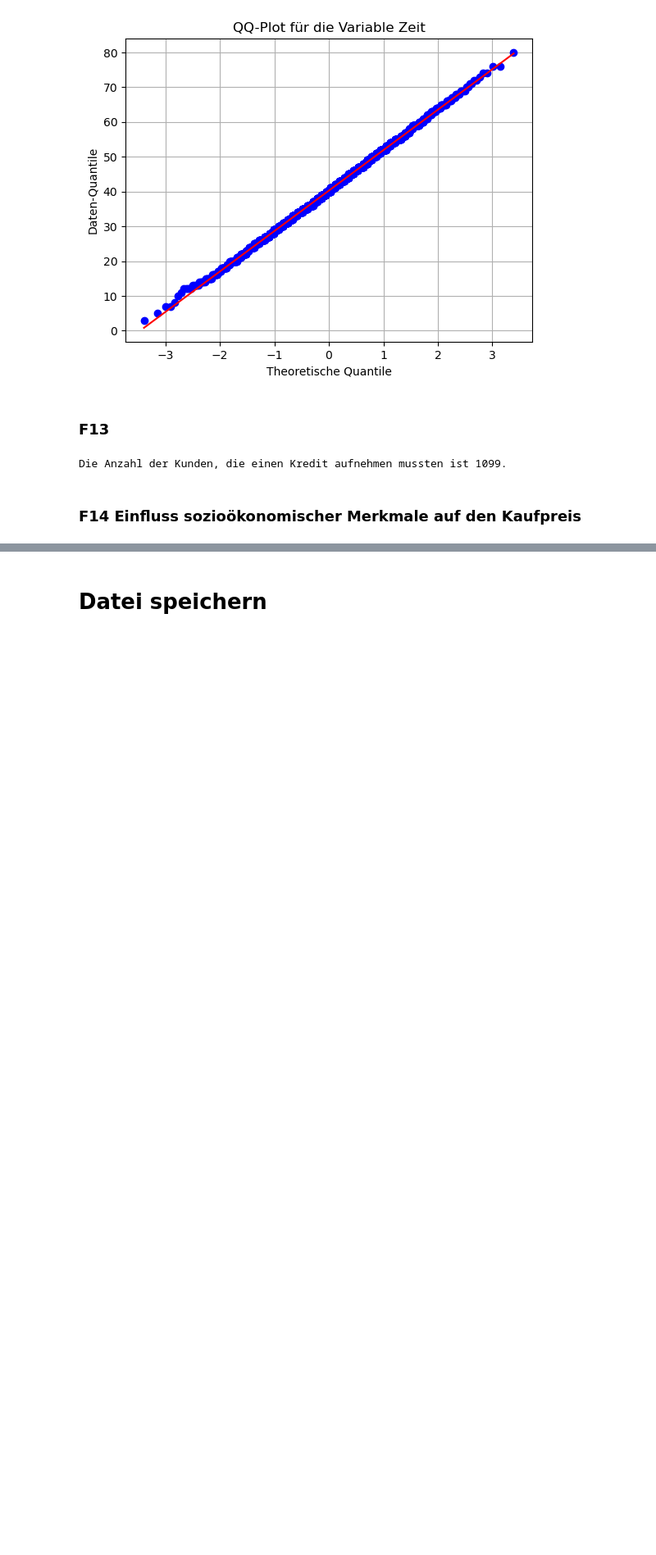
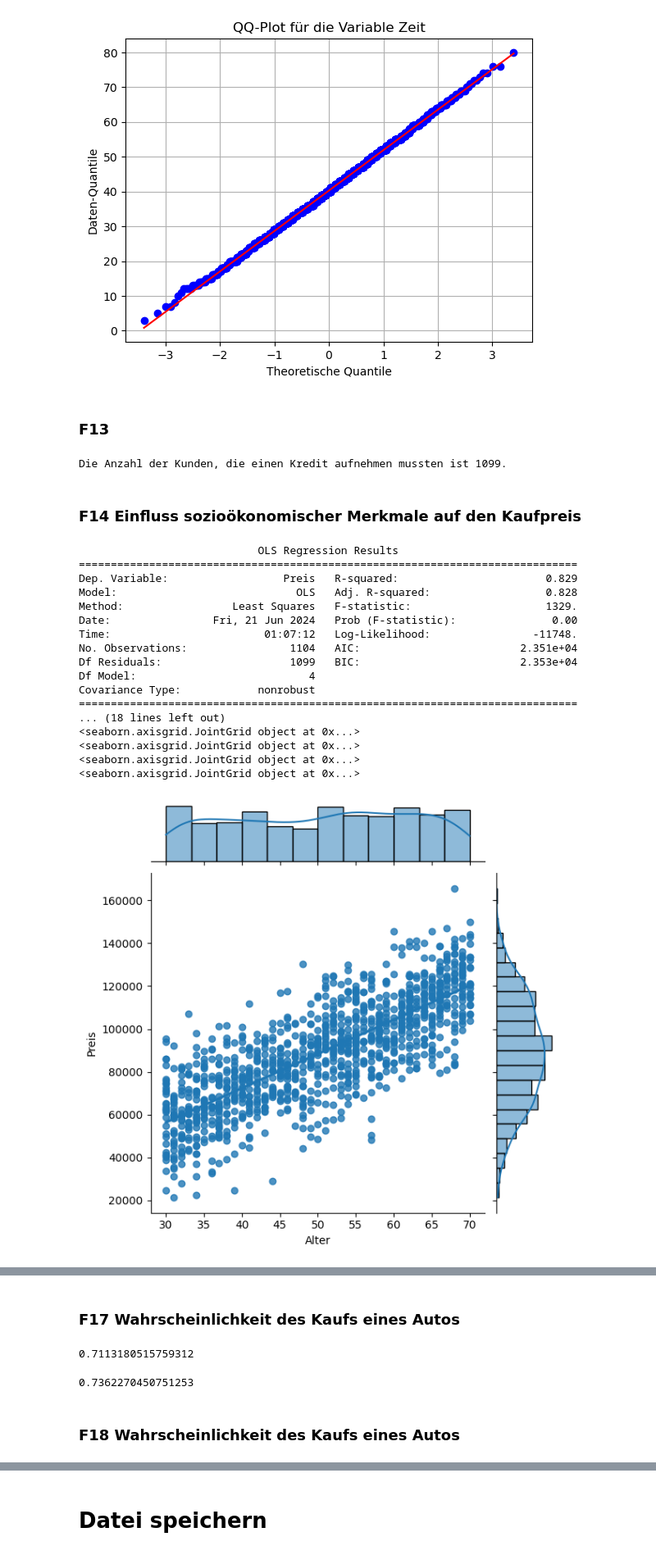
Before and after one commit to EWERLIA/final_projectSS24_Group7, a Jupyter notebook: presentation.ipynb, the cells around one changed output, grey strips where cells are left out. Shown at 82% size. Cells and saved outputs as stored; diff of their text form; code cells hidden in the pictures; blank space fills up the shorter version.

```diff
--- a/presentation.ipynb
+++ b/presentation.ipynb
@@ -344,0 +347,29 @@ linearModel = sm.OLS(YVar, XVar)
+# %%
+XVar_without_const = df_kunden.drop(["Preis", "KundeNr"], axis = 1)
+XVar = sm.add_constant(XVar_without_const)
+YVar = df_kunden["Preis"]
+linearModel1 = sm.OLS(YVar, XVar).fit()
+print(linearModel1.summary())
+print(sns.jointplot(x = df_kunden["Alter"], y = df_kunden["Preis"], kind = "reg"))
+print(sns.jointplot(x = df_kunden["Einkommen"], y = df_kunden["Preis"], kind = "reg"))
+print(sns.jointplot(x = df_kunden["Geschlecht"], y = df_kunden["Preis"], kind = "reg"))
+print(sns.jointplot(x = df_kunden["Zeit"], y = df_kunden["Preis"], kind ="reg"))
+# %% [output]
+                            OLS Regression Results
+==============================================================================
+Dep. Variable:                  Preis   R-squared:                       0.829
+Model:                            OLS   Adj. R-squared:                  0.828
+Method:                 Least Squares   F-statistic:                     1329.
+Date:                Fri, 21 Jun 2024   Prob (F-statistic):               0.00
+Time:                        01:07:12   Log-Likelihood:                -11748.
+No. Observations:                1104   AIC:                         2.351e+04
+Df Residuals:                    1099   BIC:                         2.353e+04
+Df Model:                           4
+Covariance Type:            nonrobust
+==============================================================================
+... (18 lines left out)
+<seaborn.axisgrid.JointGrid object at 0x...>
+<seaborn.axisgrid.JointGrid object at 0x...>
+<seaborn.axisgrid.JointGrid object at 0x...>
+<seaborn.axisgrid.JointGrid object at 0x...>
+[figure, added]
@@ -344,0 +379,2 @@ linearModel = sm.OLS(YVar, XVar)
+# %% [markdown]
+### F17 Wahrscheinlichkeit des Kaufs eines Autos
@@ -344,0 +394,10 @@ linearModel = sm.OLS(YVar, XVar)
+# %%
+LogReg.score(X_train_scaled, y_train)
+# %% [output]
+0.7113180515759312
+# %%
+LogReg.score(X_test_scaled, y_test)
+# %% [output]
+0.7362270450751253
+# %% [markdown]
+### F18 Wahrscheinlichkeit des Kaufs eines Autos
```
Also changed, not shown: parts of 6 cells of this notebook.
